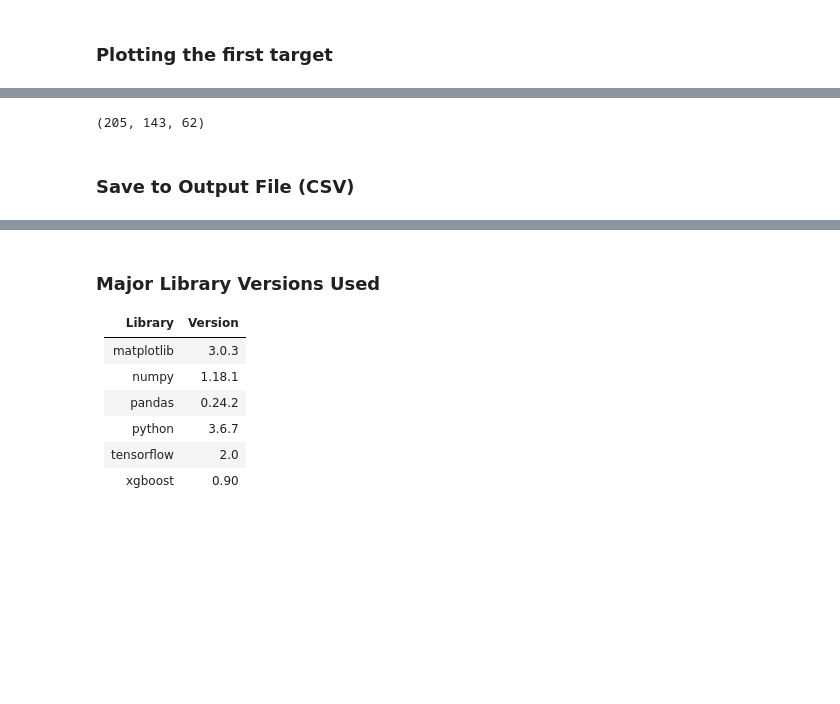
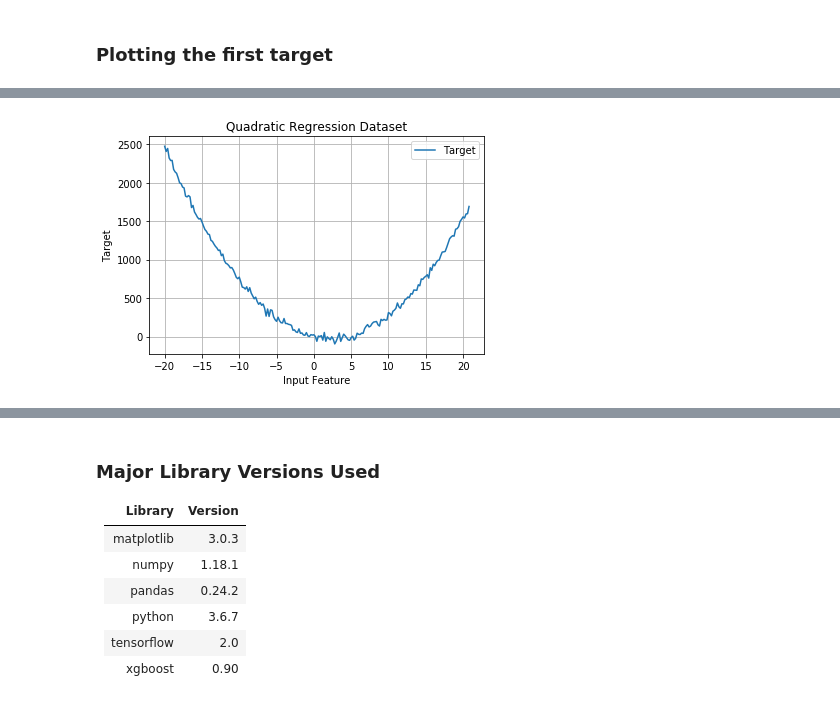
Before and after one commit to jeremywood-ai/Tau_Legion, a Jupyter notebook: xgboost/Linear_QuadraticRegression/quadraticXGBoostLocal.ipynb, the cells around one changed output, grey strips where cells are left out. Saved outputs shown, nothing was run; the diff lists cells and outputs as text; code cells hidden in the pictures; blank space fills up the shorter version.

Commit message:
Add quadratic XGBoost Local Mode Notebook
Finalized version: Notebook explored the performance between XGBoost and Linear Regression models with quadratic daraset

```diff
--- a/xgboost/Linear_QuadraticRegression/quadraticXGBoostLocal.ipynb
+++ b/xgboost/Linear_QuadraticRegression/quadraticXGBoostLocal.ipynb
@@ -80,10 +44,3 @@ df_validation.
-# %%
-np.random.seed(5) # set seed for comparable outputs
-x = pd.Series(np.arange(-20,21,0.2)) # values from -20 to 21 in 0.2 increments
-# noise section
-y = x.map(quad_func) + np.random.randn(len(x)) * 30 # using map object to capture values
-
-df = pd.DataFrame({'x':x,'y':y})
 # %%
 df.head() # value check
 # %% [output]
@@ -122,5 +54,0 @@ Reminder: Training, Validation files do not have a column header. Here, 70% trai
-# %%
-np.random.seed(25) # setting seed for consistent comparative values
-quadlist = list(df.index)
-np.random.shuffle(quadlist)
-df = df.iloc[quadlist]
@@ -131,6 +54,0 @@ qd_val = rows - qd_train
-# %%
-rows, qd_train, qd_val # values check
-# %% [output]
-(205, 143, 62)
-# %% [markdown]
-### Save to Output File (CSV)
@@ -142,0 +55,10 @@ df[:qd_val].to_csv('quadratic_validation.csv', index=False, header=False, column
+# %%
+plt.plot(df.x,df.y,label='Target')
+plt.grid(True)
+plt.xlabel('Input Feature')
+plt.ylabel('Target')
+plt.legend()
+plt.title('Quadratic Regression Dataset')
+plt.show()
+# %% [output]
+[figure, added]
```
Also changed, not shown: parts of 92 cells of this notebook.
